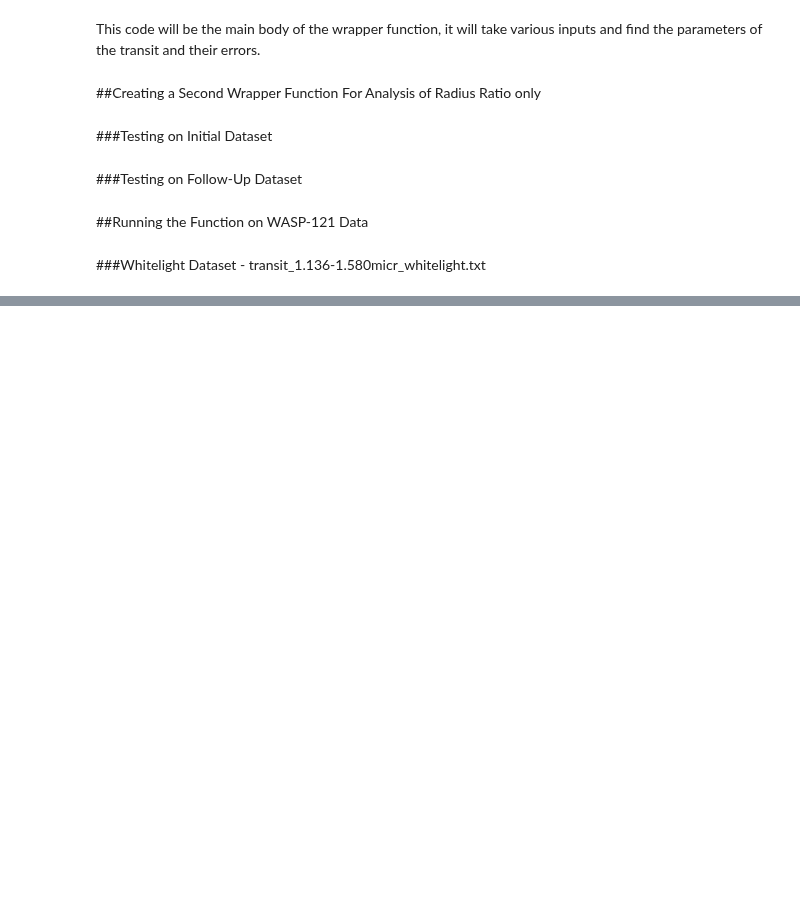
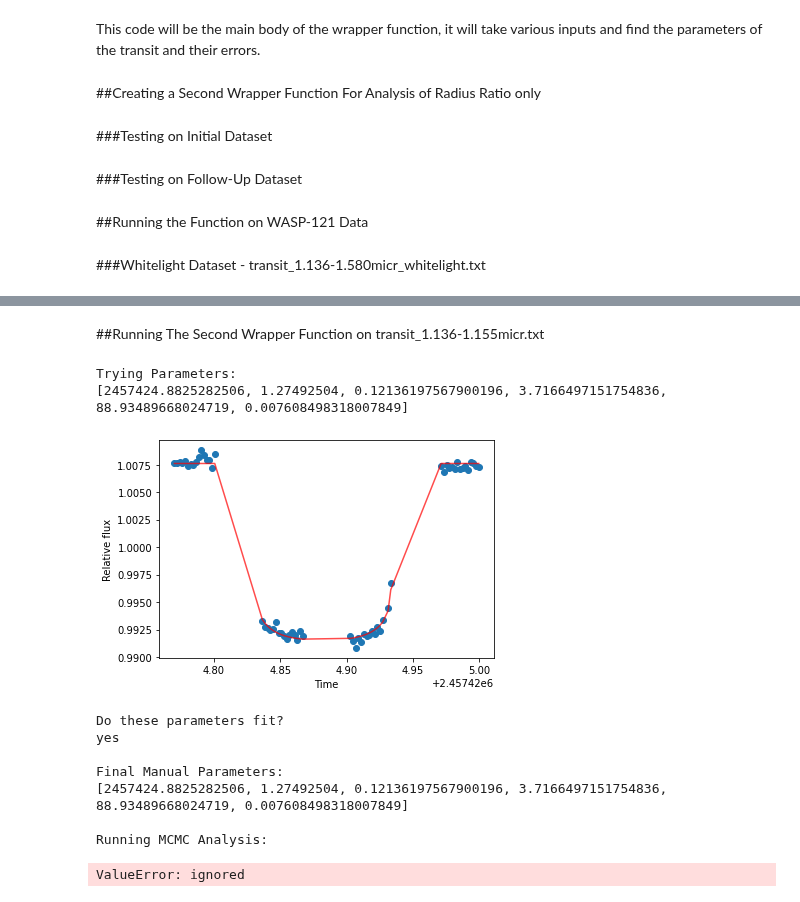
Before and after one commit to Hamza-Suleman/transiting-exoplanets, a Jupyter notebook: Wrapper_Function.ipynb, the cells around one changed output, grey strips where cells are left out. Cells and saved outputs as stored; diff of their text form; code cells hidden in the pictures; blank space fills up the shorter version.

```diff
--- a/Wrapper_Function.ipynb
+++ b/Wrapper_Function.ipynb
@@ -379,0 +375,16 @@ print(whitelight_params)
+# %% [markdown]
+##Running The Second Wrapper Function on transit_1.136-1.155micr.txt
+# %%
+transit_test_one = radius_analysis("https://raw.githubusercontent.com/Hamza-Suleman/transiting-exoplanets/main/WASP-121%20Raw%20Data/transit_1.136-1.155micr.txt",whitelight_params)
+# %% [output]
+Trying Parameters:
+[2457424.8825282506, 1.27492504, 0.12136197567900196, 3.7166497151754836, 88.93489668024719, 0.007608498318007849]
+[figure, added]
+Do these parameters fit?
+yes
+
+Final Manual Parameters:
+[2457424.8825282506, 1.27492504, 0.12136197567900196, 3.7166497151754836, 88.93489668024719, 0.007608498318007849]
+
+Running MCMC Analysis:
+ValueError: ignored
```
Also changed, not shown: parts of 7 cells of this notebook.
